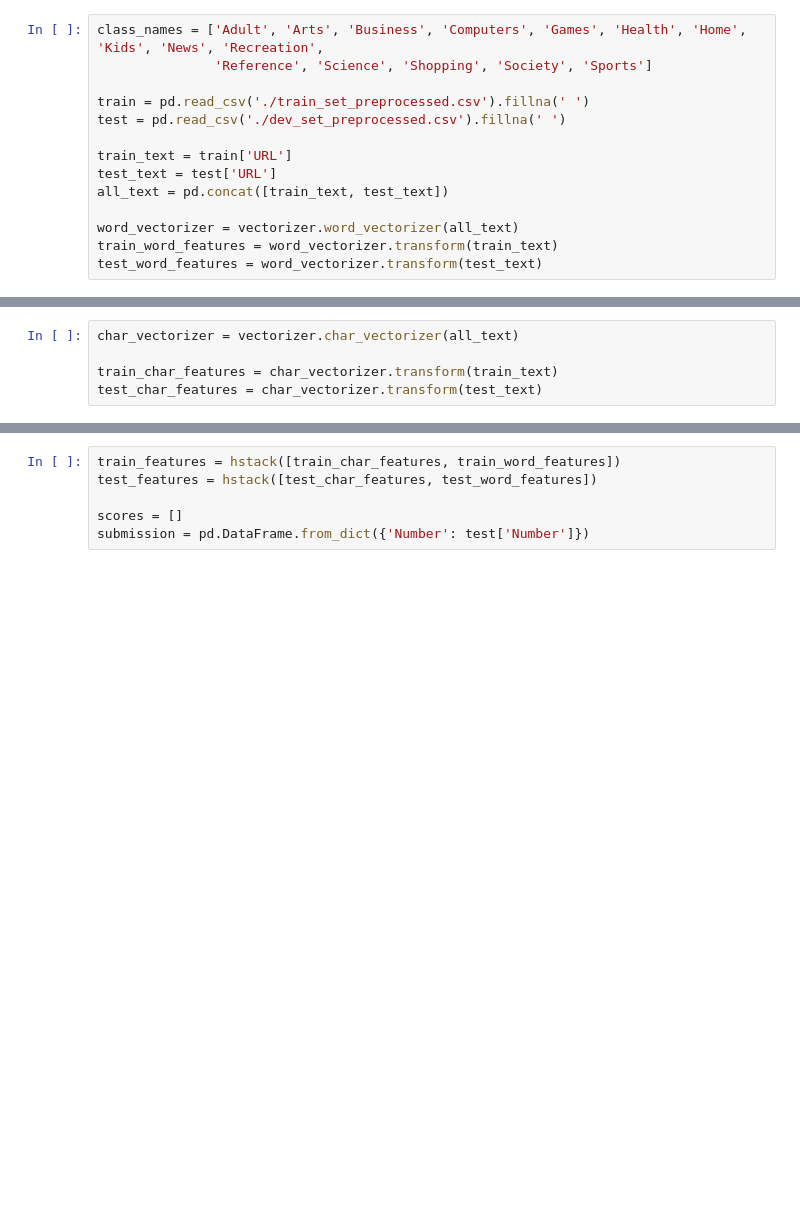
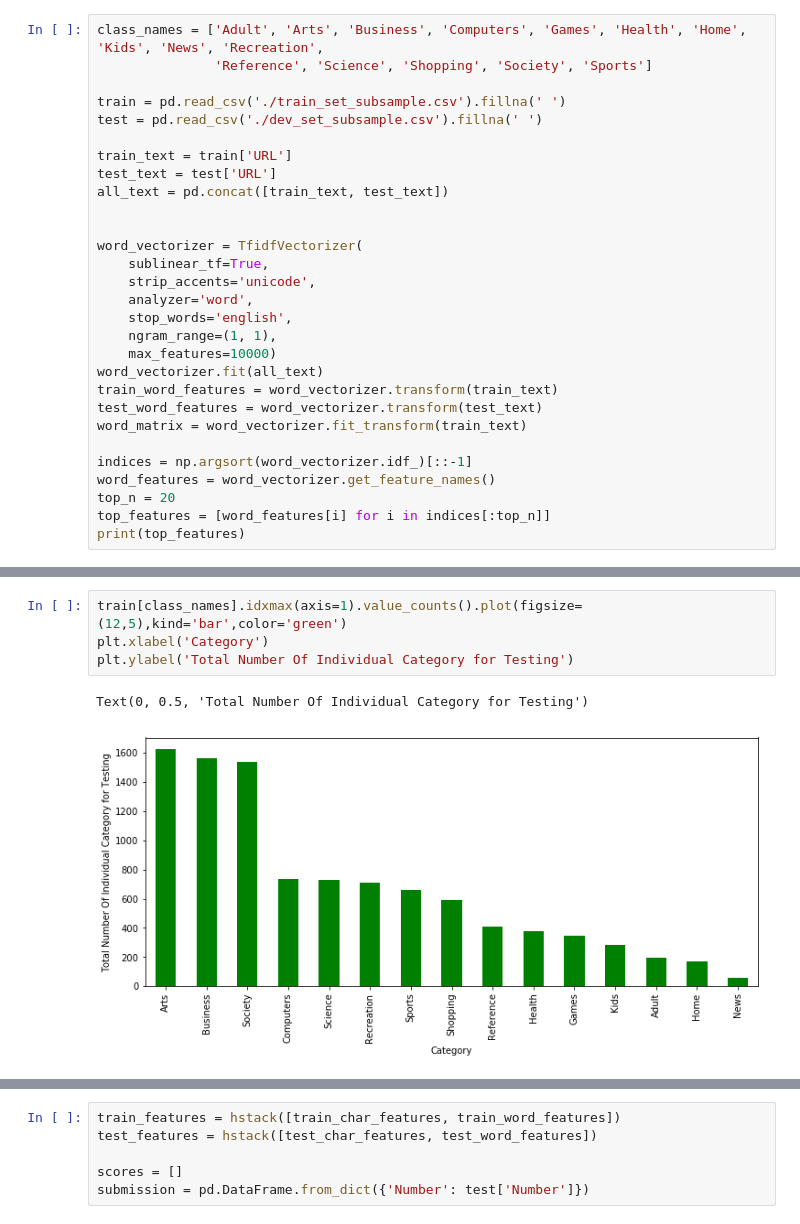
Before and after one commit to DanielArnett/LearningUrlCategories, a Jupyter notebook: Final Project/logistic-regression-n-grams.ipynb, the cells around one changed output, grey strips where cells are left out. Saved outputs shown, nothing was run; the diff lists cells and outputs as text; blank space fills up the shorter version.

```diff
--- a/Final Project/logistic-regression-n-grams.ipynb
+++ b/Final Project/logistic-regression-n-grams.ipynb
@@ -11,13 +18,28 @@ import vectorizer
 class_names = ['Adult', 'Arts', 'Business', 'Computers', 'Games', 'Health', 'Home', 'Kids', 'News', 'Recreation',
                'Reference', 'Science', 'Shopping', 'Society', 'Sports']
 
-train = pd.read_csv('./train_set_preprocessed.csv').fillna(' ')
-test = pd.read_csv('./dev_set_preprocessed.csv').fillna(' ')
+train = pd.read_csv('./train_set_subsample.csv').fillna(' ')
+test = pd.read_csv('./dev_set_subsample.csv').fillna(' ')
 
 train_text = train['URL']
 test_text = test['URL']
 all_text = pd.concat([train_text, test_text])
 
-word_vectorizer = vectorizer.word_vectorizer(all_text)
+
+word_vectorizer = TfidfVectorizer(
+    sublinear_tf=True,
+    strip_accents='unicode',
+    analyzer='word',
+    stop_words='english',
+    ngram_range=(1, 1),
+    max_features=10000)
+word_vectorizer.fit(all_text)
 train_word_features = word_vectorizer.transform(train_text)
 test_word_features = word_vectorizer.transform(test_text)
+word_matrix = word_vectorizer.fit_transform(train_text)
+
+indices = np.argsort(word_vectorizer.idf_)[::-1]
+word_features = word_vectorizer.get_feature_names()
+top_n = 20
+top_features = [word_features[i] for i in indices[:top_n]]
+print(top_features)
@@ -49,5 +48,7 @@ if this is the most recent Jupyter kernel you have started.
-# %%
-char_vectorizer = vectorizer.char_vectorizer(all_text)
-
-train_char_features = char_vectorizer.transform(train_text)
-test_char_features = char_vectorizer.transform(test_text)
+# %%
+train[class_names].idxmax(axis=1).value_counts().plot(figsize=(12,5),kind='bar',color='green')
+plt.xlabel('Category')
+plt.ylabel('Total Number Of Individual Category for Testing')
+# %% [output]
+Text(0, 0.5, 'Total Number Of Individual Category for Testing')
+[figure, added]
```
Also changed, not shown: parts of 20 cells of this notebook, 7 other files.
